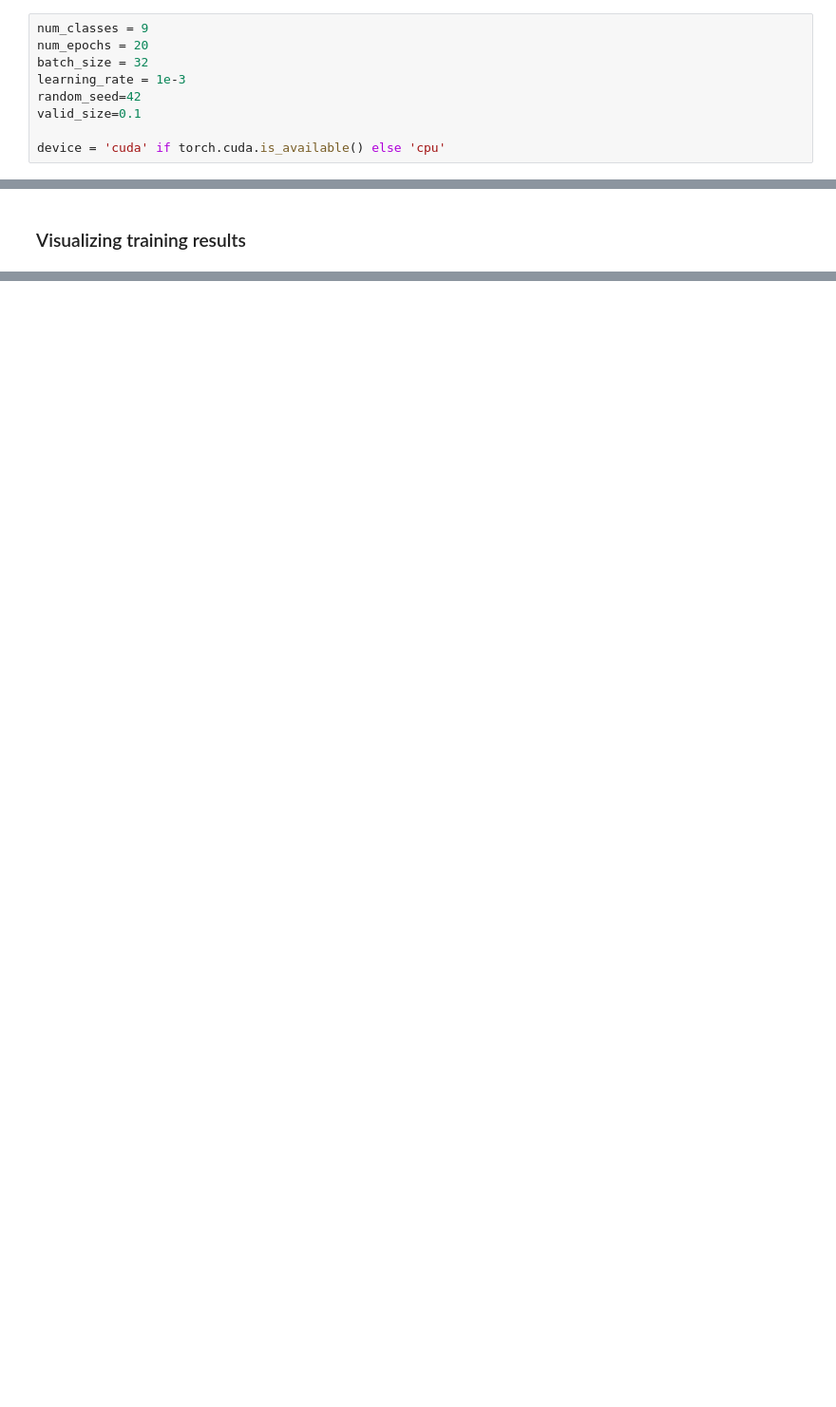
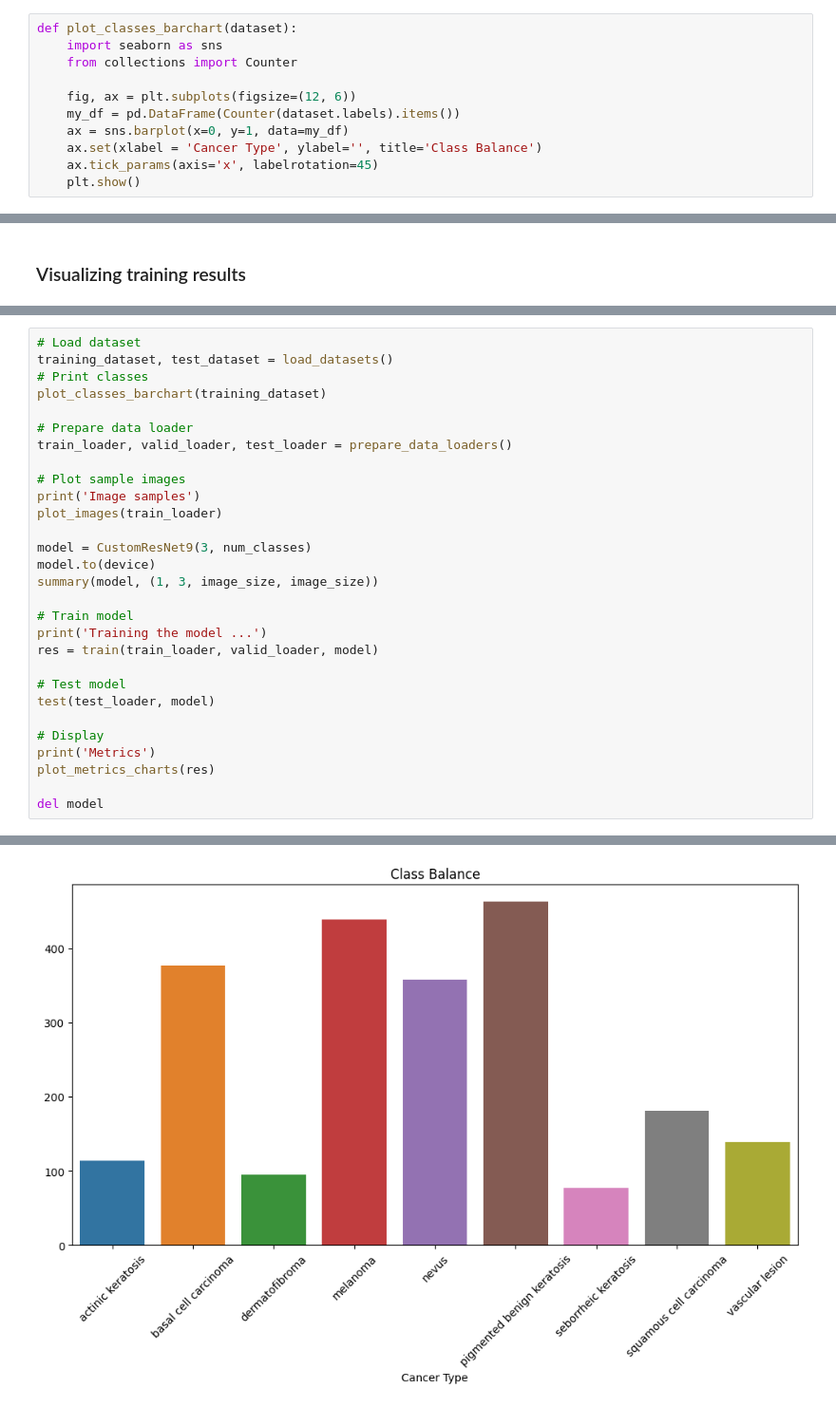
Before and after one commit to venkataravuri/upgrad-cnn-skin-cancer-detection-assignment, a Jupyter notebook: Assignment_CNN_Skin_Cancer.ipynb, the cells around one changed output, grey strips where cells are left out. Shown at 95% size. Saved outputs shown, nothing was run; the diff lists cells and outputs as text; blank space fills up the shorter version.

```diff
--- a/Assignment_CNN_Skin_Cancer.ipynb
+++ b/Assignment_CNN_Skin_Cancer.ipynb
@@ -164,10 +171,12 @@ Labels:  ['actinic keratosis', 'basal cell carcinoma', 'dermatofibroma', 'melano
-# %%
-num_classes = 9
-num_epochs = 20
-batch_size = 32
-learning_rate = 1e-3
-random_seed=42
-valid_size=0.1
-
-device = 'cuda' if torch.cuda.is_available() else 'cpu'
+# %%
+def plot_classes_barchart(dataset):
+    import seaborn as sns
+    from collections import Counter
+
+    fig, ax = plt.subplots(figsize=(12, 6))
+    my_df = pd.DataFrame(Counter(dataset.labels).items())
+    ax = sns.barplot(x=0, y=1, data=my_df)
+    ax.set(xlabel = 'Cancer Type', ylabel='', title='Class Balance')
+    ax.tick_params(axis='x', labelrotation=45)
+    plt.show()
 # %%
@@ -496,0 +370,30 @@ plt.show()
+# %%
+# Load dataset
+training_dataset, test_dataset = load_datasets()
+# Print classes
+plot_classes_barchart(training_dataset)
+
+# Prepare data loader
+train_loader, valid_loader, test_loader = prepare_data_loaders()
+
+# Plot sample images
+print('Image samples')
+plot_images(train_loader)
+
+model = CustomResNet9(3, num_classes)
+model.to(device)
+summary(model, (1, 3, image_size, image_size))
+
+# Train model
+print('Training the model ...')
+res = train(train_loader, valid_loader, model)
+
+# Test model
+test(test_loader, model)
+
+# Display
+print('Metrics')
+plot_metrics_charts(res)
+
+del model
+# %% [output]
@@ -496,0 +404 @@ plt.show()
+[figure, added]
```
Also changed, not shown: parts of 35 cells of this notebook.
